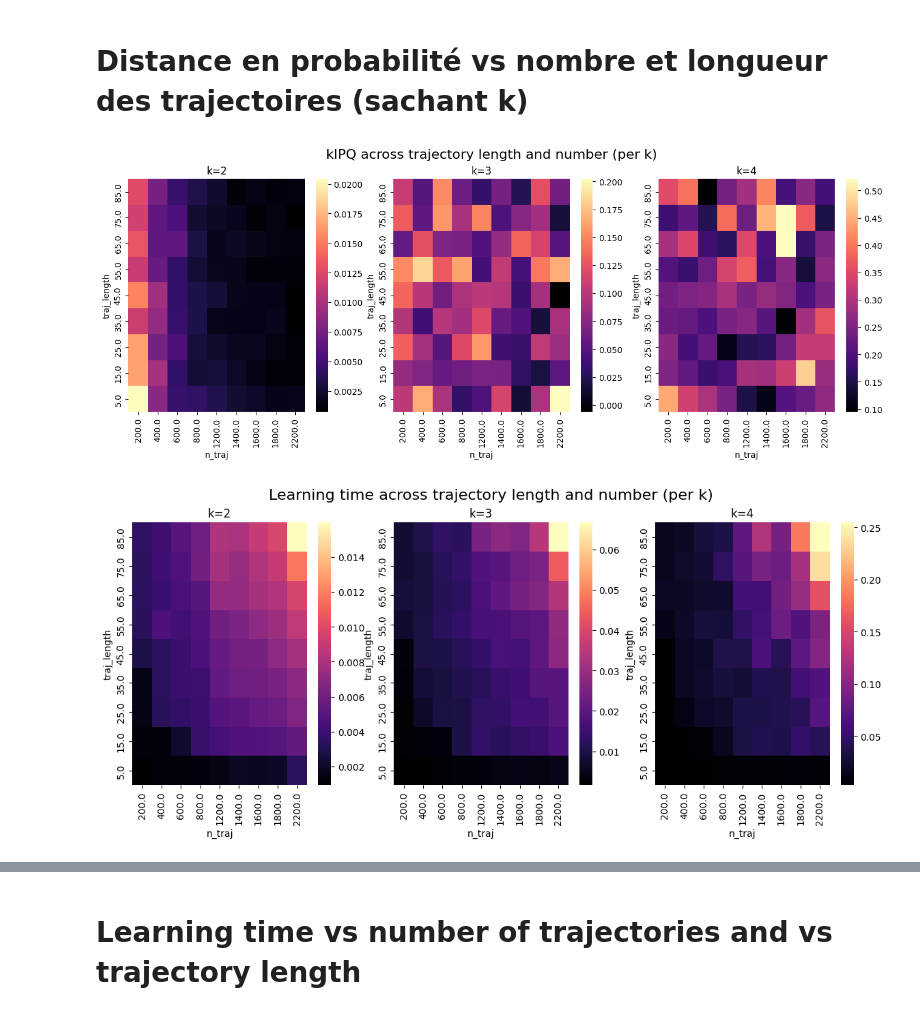
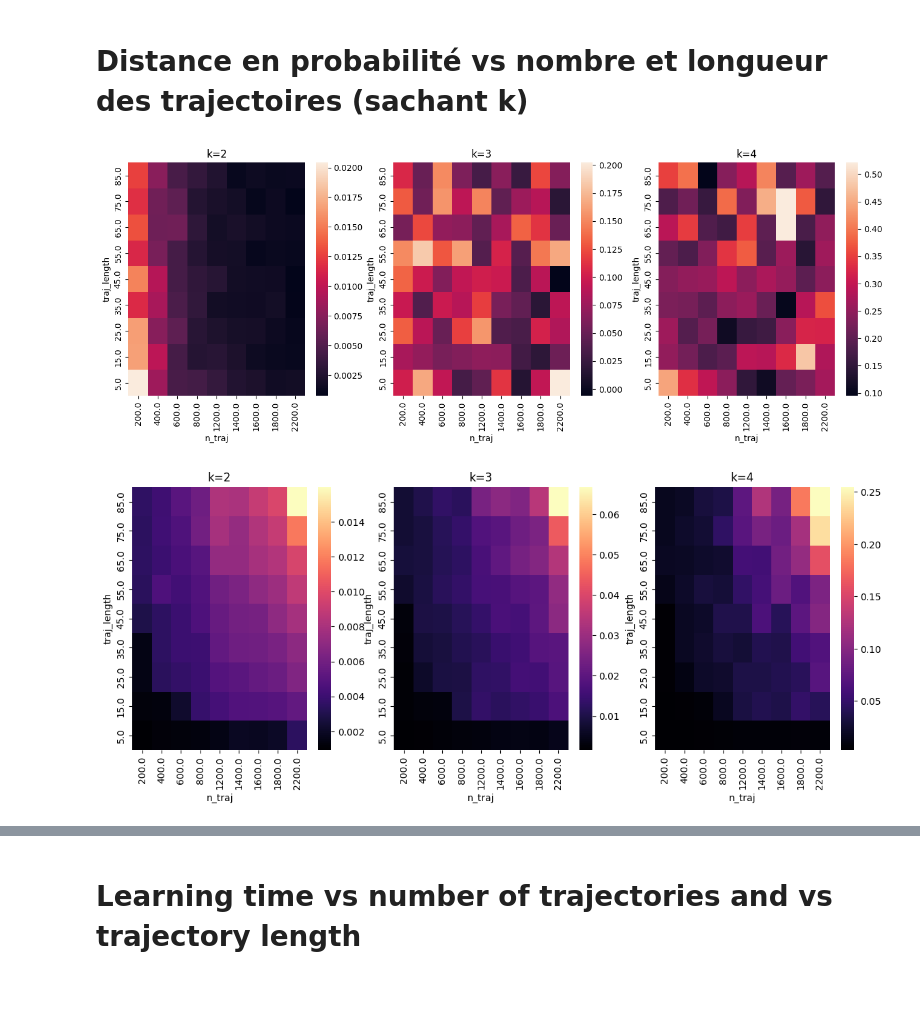
Before and after one commit to AlexG3157/dBN-T-pyAgrum, a Jupyter notebook: experiments/data_visualization.ipynb, the cells around one changed output, grey strips where cells are left out. Drawn from its saved outputs; the diff is of its cells as text; code cells hidden in the pictures.

```diff
--- a/experiments/data_visualization.ipynb
+++ b/experiments/data_visualization.ipynb
@@ -73,23 +71,21 @@ valid_n_traj = counts[counts > 12].index
 avg_df = avg_df[avg_df['n_traj'].isin(valid_n_traj)]
 # %%
 fig, axes = plt.subplots(1,3,figsize=(16,5))
-plt.suptitle("klPQ across trajectory length and number (per k)", fontsize=16)
 i = 0
 
 
 for k in data['k'].unique():
 
     pivot = avg_df[avg_df['k'] == k].pivot_table(index="traj_length", columns="n_traj", values="klPQ")
-    sns.heatmap(pivot, ax=axes[i], mask=pivot.isna(), cmap="magma", cbar=True)
+    sns.heatmap(pivot, ax=axes[i], mask=pivot.isna(), cbar=True)
 
     axes[i].set_title(f'k={k}')
     axes[i].invert_yaxis()
     i+=1
 # %% [output]
-[figure, old version]
+[figure, new version]
 # %%
 fig, axes = plt.subplots(1,3,figsize=(14,5))
-plt.suptitle("Learning time across trajectory length and number (per k)", fontsize = 16)
 i = 0
 
 
@@ -102,4 +98,4 @@ for k in data['k'].unique():
     axes[i].invert_yaxis()
     i+=1
 # %% [output]
-[figure, old version]
+[figure, new version]
```
Also changed, not shown: parts of 7 cells of this notebook.
